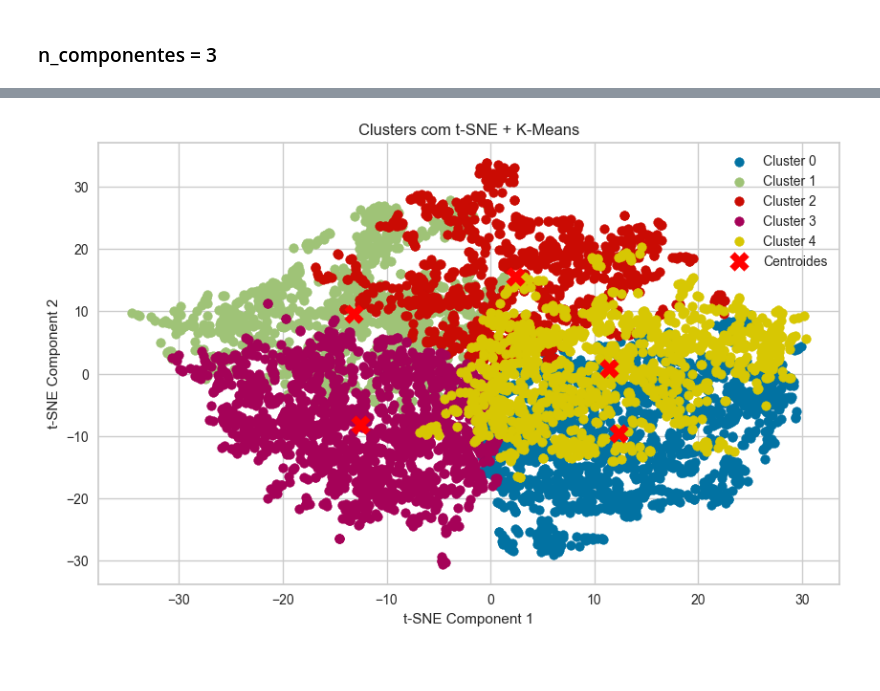
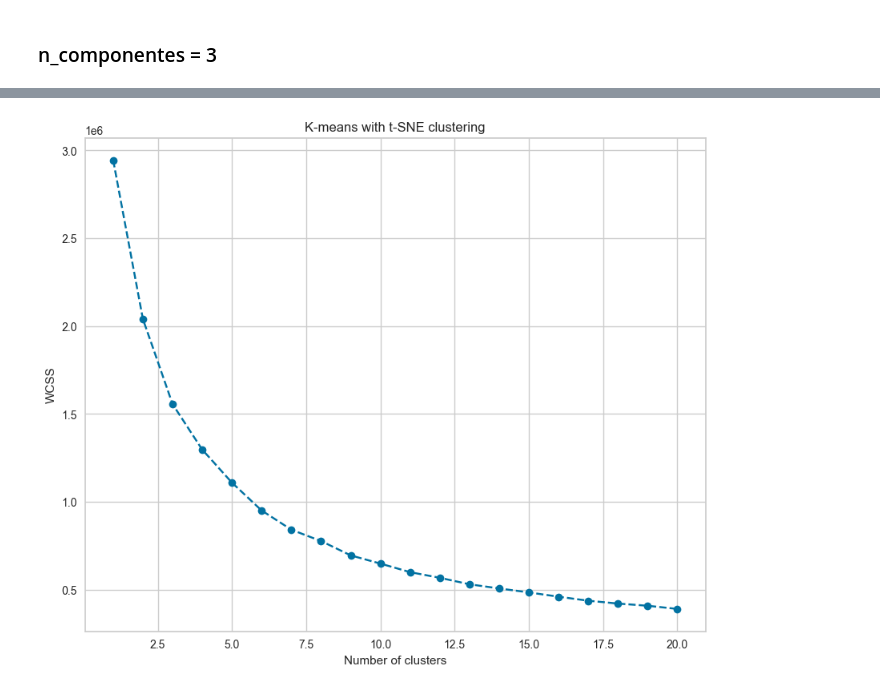
Before and after one commit to Thamires-Lopes/agrupamento-tcc, a Jupyter notebook: agrupamento_novo/reducao_dimensionalidade/t-sne_analise.ipynb, the cells around one changed output, grey strips where cells are left out. Saved outputs shown, nothing was run; the diff lists cells and outputs as text; code cells hidden in the pictures; blank space fills up the shorter version.

```diff
--- a/agrupamento_novo/reducao_dimensionalidade/t-sne_analise.ipynb
+++ b/agrupamento_novo/reducao_dimensionalidade/t-sne_analise.ipynb
@@ -104,2 +130,2 @@ plotar_grafico_perplexity(3, barnes_hut)
 # %%
-data = reduzir_dimensionalidade_t_sne(3, 40, barnes_hut)
+data_n_3 = reduzir_dimensionalidade_t_sne(3, 40, barnes_hut)
@@ -112,4 +132,4 @@ visualizar_silhueta_k_means(kmeans, data)
-# %%
-visualizar_clusters(kmeans, data, 5)
-# %% [output]
-[figure, removed]
+# %%
+plotar_grafico_wccs(data_n_3)
+# %% [output]
+[figure, added]
```
Also changed, not shown: parts of 12 cells of this notebook.
